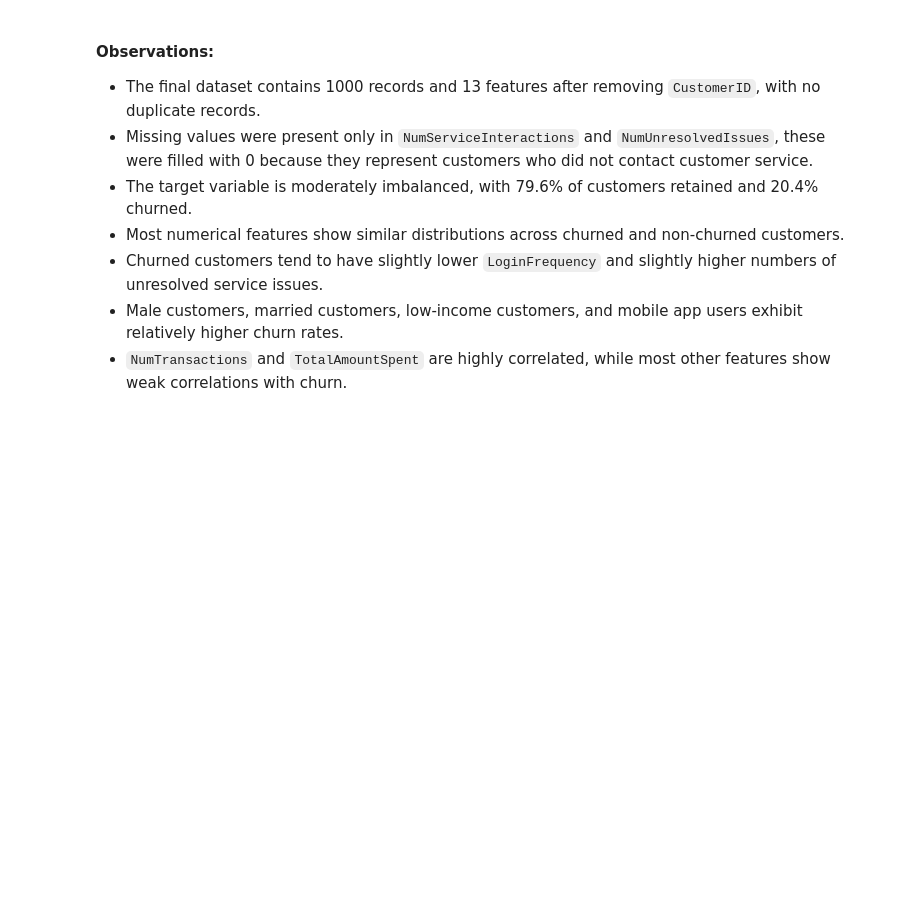
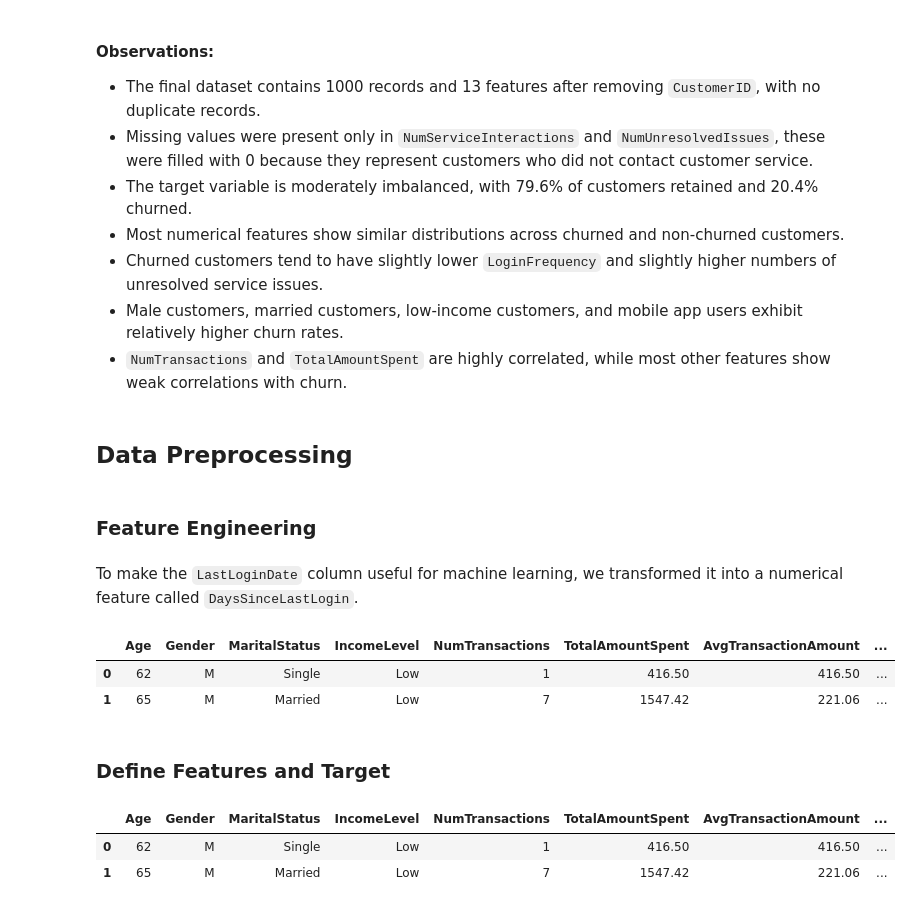
Before and after one commit to ashishpra28/Lloyds-Banking-Group-Job-Simulation, a Jupyter notebook: notebooks/1. EDA and Data Preprocessing.ipynb, the cells around one changed output. Saved outputs shown, nothing was run; the diff lists cells and outputs as text; code cells hidden in the pictures; blank space fills up the shorter version.

```diff
--- a/notebooks/Task1-EDA.ipynb
+++ b/notebooks/1. EDA and Data Preprocessing.ipynb
@@ -1018,0 +998,24 @@ final_df.to_csv('../data/cleaned_customer_churn_data.csv', index=False)
+# %% [markdown]
+## Data Preprocessing
+# %% [markdown]
+### Feature Engineering
+# %% [markdown]
+To make the `LastLoginDate` column useful for machine learning, we transformed it into a numerical feature called `DaysSinceLastLogin`.
+# %%
+# Latest date in this dataset
+latest_date = final_df['LastLoginDate'].max()
+
+# Create DaysSinceLastLogin
+final_df['DaysSinceLastLogin'] = (latest_date - final_df['LastLoginDate']).dt.days
+# %%
+# Drop LastLoginDate
+final_df.drop('LastLoginDate',axis=1,inplace=True)
+# %%
+# Check result
+final_df.head(2)
+# %% [output]
+|  | Age | Gender | MaritalStatus | IncomeLevel | NumTransactions | TotalAmountSpent | AvgTransactionAmount | ... |
+| 0 | 62 | M | Single | Low | 1 | 416.50 | 416.50 | ... |
+| 1 | 65 | M | Married | Low | 7 | 1547.42 | 221.06 | ... |
+# %% [markdown]
+### Define Features and Target
@@ -1018,0 +1026,7 @@ final_df.to_csv('../data/cleaned_customer_churn_data.csv', index=False)
+# %%
+# Check X
+X.head(2)
+# %% [output]
+|  | Age | Gender | MaritalStatus | IncomeLevel | NumTransactions | TotalAmountSpent | AvgTransactionAmount | ... |
+| 0 | 62 | M | Single | Low | 1 | 416.50 | 416.50 | ... |
+| 1 | 65 | M | Married | Low | 7 | 1547.42 | 221.06 | ... |
```
Also changed, not shown: parts of 21 cells of this notebook, 4 other files.
